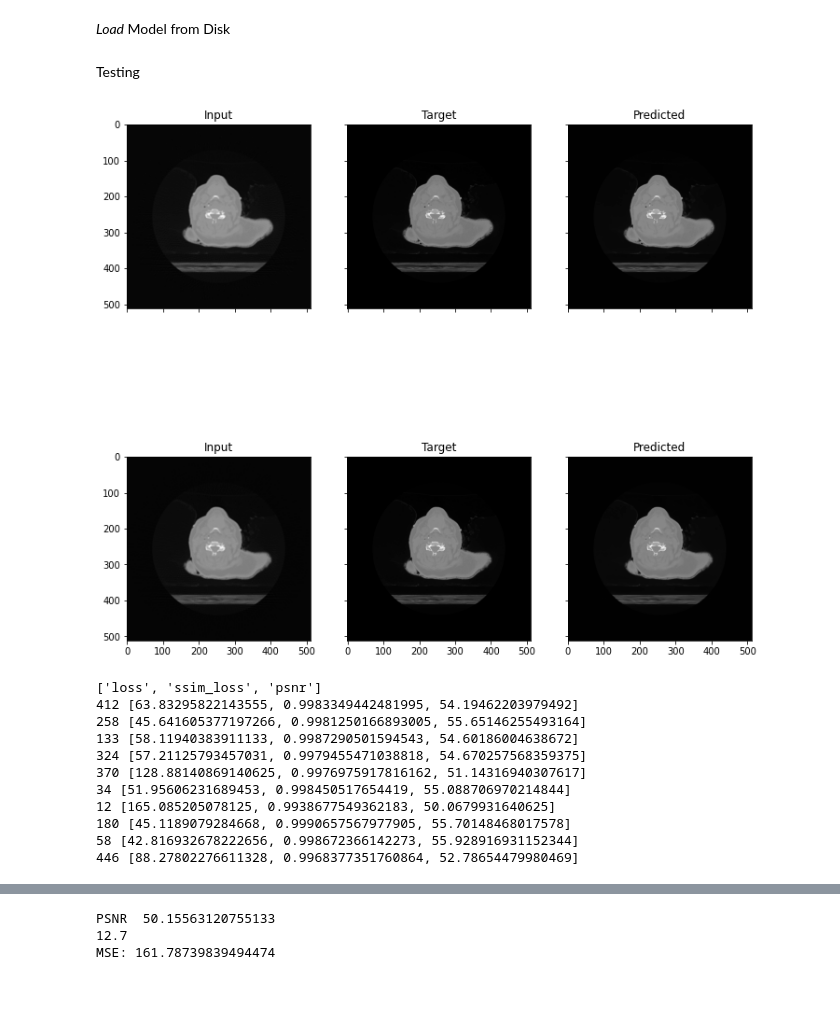
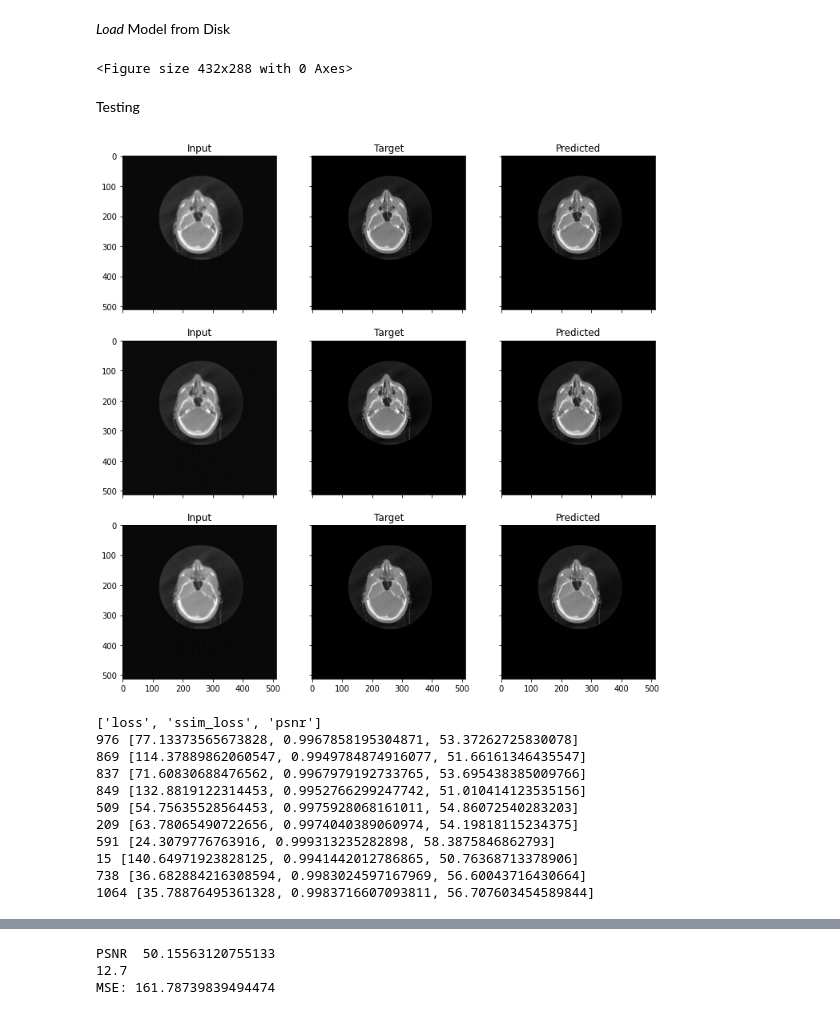
Before and after one commit to jyothsnashaji/Image-Reconstruction, a Jupyter notebook: SART_+_CNN_PART_II.ipynb, the cells around one changed output, grey strips where cells are left out. Cells and saved outputs as stored; diff of their text form; code cells hidden in the pictures.

```diff
--- a/SART_+_CNN_PART_II.ipynb
+++ b/SART_+_CNN_PART_II.ipynb
@@ -232,0 +253,3 @@ KeyboardInterrupt: ignored
+# %%
+x=np.load(path+'/input80_2-13.npy')
+y=np.load(path+'/target80_2-13.npy')
@@ -233,7 +270,7 @@ KeyboardInterrupt: ignored
 # %% [markdown]
 Image Generator
 # %%
-#@title  { form-width: "5px" }
+#@title  { form-width: "10px" }
 
 class ImageGenerator(keras.utils.Sequence):
     def __init__(self, list_IDs, data_dir, batch_size = 32, x_dim=(512,512,1), y_dim=(512,512,1), shuffle=True):
@@ -271,9 +308,12 @@ class ImageGenerator(keras.utils.Sequence):
         return X,Y
 
     def load_mat(self, ID):
-        filename =  str(ID)
-        input=np.load(self.data_dir+'/SparseRecon/'+filename+'.npy')
-        target=np.load(self.data_dir+'/Preprocessed/'+filename + '.npy')
+        # filename =  str(ID)
+        filename=ID
+        # input=np.load(self.data_dir+'/SparseRecon/OnlineSet/50/'+filename+'.npy')
+        # target=np.load(self.data_dir+'/Preprocessed/OnlineSet/'+filename + '.npy')
+        input=x[filename]
+        target=y[filename]
         # fig,(ax1,ax2)=plt.subplots(1,2)
         # ax1.imshow(np.squeeze(input), cmap=plt.cm.Greys_r)
         # ax2.imshow(np.squeeze(target), cmap=plt.cm.Greys_r)
@@ -540,49 +581,72 @@ model = load_model(path+'/adam+mse.h5',custom_objects=dependencies)
+# %%
+from tensorflow.keras.models import load_model
+dependencies={
+    'ssim_loss':ssim_loss,
+    'psnr':psnr
+}
+model_to_load='dropout_80p-msedb-2-13'
+# load model
+model = load_model(path+'/Models/'+model_to_load+'.h5',custom_objects=dependencies)
+#load plot
+previous = pickle.load(open(path+'/Models/'+model_to_load+".pickle", "rb", -1))
+plot=PlotLearning()
+plot.i=len(previous['loss'])
+plot.x=np.arange(len(previous['loss'])).tolist()
+plot.losses=previous['loss']
+plot.val_losses=previous['val_loss']
+plot.ssim=previous['ssim_loss']
+plot.val_ssim=previous['val_ssim_loss']
+plot.psnr=previous['psnr']
+plot.val_psnr=previous['val_psnr']
+#plot.mse=previous['mse']
+# %% [output]
+<Figure size 432x288 with 0 Axes>
 # %% [markdown]
 Testing
 # %%
 #@title
 import matplotlib.pyplot as plt
 
-n=2
-m=20
+n=3
+m=1000
 gen=ImageGenerator(np.arange(m,n+m),path, batch_size = 1)
 pre=model.predict(gen)
 #print(np.shape(pre))
 fig,ax=plt.subplots(n,3,figsize=(12,12),sharex=True,sharey=True)
 
 i=m
 while(i<n+m):
   input_, target=gen.load_mat(i)
   ax[i-m][0].imshow(np.squeeze(input_), cmap=plt.cm.Greys_r)
   ax[i-m][0].set_title('Input')
 
   ax[i-m][1].imshow(np.squeeze(target), cmap=plt.cm.Greys_r)
   ax[i-m][1].set_title('Target')
 
   ax[i-m][2].imshow(np.squeeze(pre[i-m]), cmap=plt.cm.Greys_r)
   ax[i-m][2].set_title('Predicted')
 
   i=i+1
 
 #plt.savefig(path+'FBP/'+'no.png')
 plt.show()
 # %% [output]
-[figure, old version]
+[figure, new version]
 # %%
 print(model.metrics_names)
-p=np.random.randint(0,479,10)
+p=np.random.randint(0,1085,10)
 for p_ in p:
   gen=ImageGenerator(np.arange(p_,p_+1),path, batch_size = 1)
   print(p_,model.evaluate(gen,verbose=0 ))
 # %% [output]
 ['loss', 'ssim_loss', 'psnr']
-412 [63.83295822143555, 0.9983349442481995, 54.19462203979492]
-258 [45.641605377197266, 0.9981250166893005, 55.65146255493164]
-133 [58.11940383911133, 0.9987290501594543, 54.60186004638672]
-324 [57.21125793457031, 0.9979455471038818, 54.670257568359375]
-370 [128.88140869140625, 0.9976975917816162, 51.14316940307617]
-34 [51.95606231689453, 0.998450517654419, 55.088706970214844]
-12 [165.085205078125, 0.9938677549362183, 50.0679931640625]
-180 [45.1189079284668, 0.9990657567977905, 55.70148468017578]
-58 [42.816932678222656, 0.998672366142273, 55.928916931152344]
-446 [88.27802276611328, 0.9968377351760864, 52.78654479980469]
+976 [77.13373565673828, 0.9967858195304871, 53.37262725830078]
+869 [114.37889862060547, 0.9949784874916077, 51.66161346435547]
+837 [71.60830688476562, 0.9967979192733765, 53.695438385009766]
+849 [132.8819122314453, 0.9952766299247742, 51.010414123535156]
+509 [54.75635528564453, 0.9975928068161011, 54.86072540283203]
+209 [63.78065490722656, 0.9974040389060974, 54.19818115234375]
+591 [24.3079776763916, 0.999313235282898, 58.3875846862793]
+15 [140.64971923828125, 0.9941442012786865, 50.76368713378906]
+738 [36.682884216308594, 0.9983024597167969, 56.60043716430664]
+1064 [35.78876495361328, 0.9983716607093811, 56.707603454589844]
```
Also changed, not shown: parts of 23 cells of this notebook.
